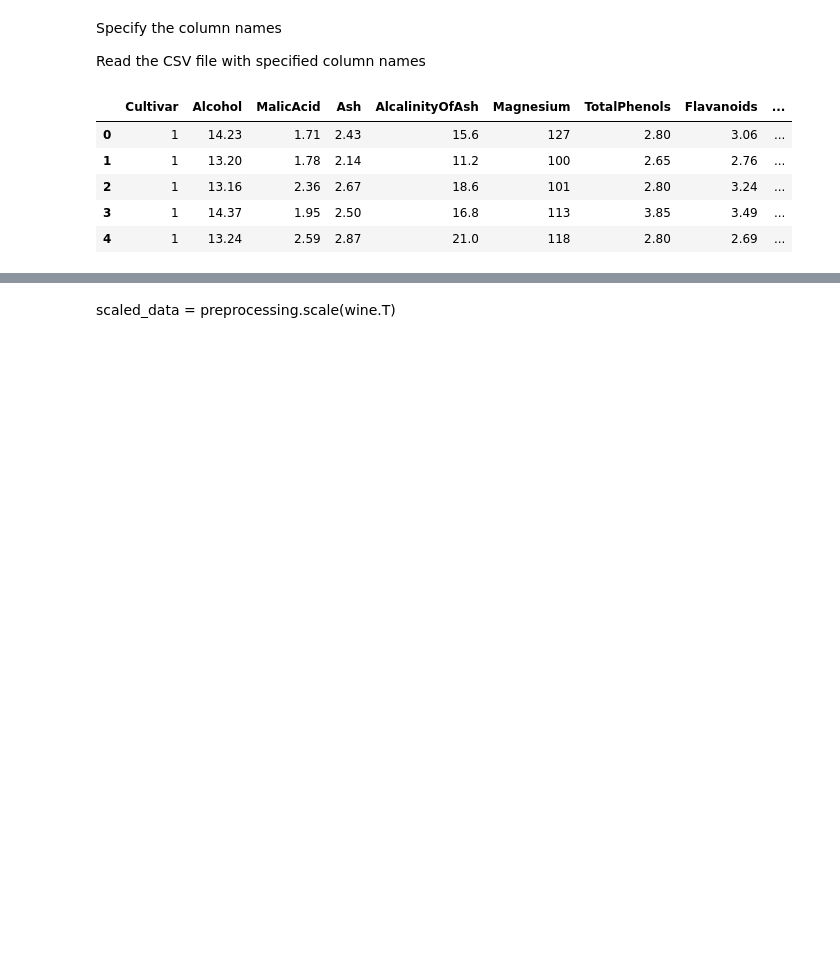
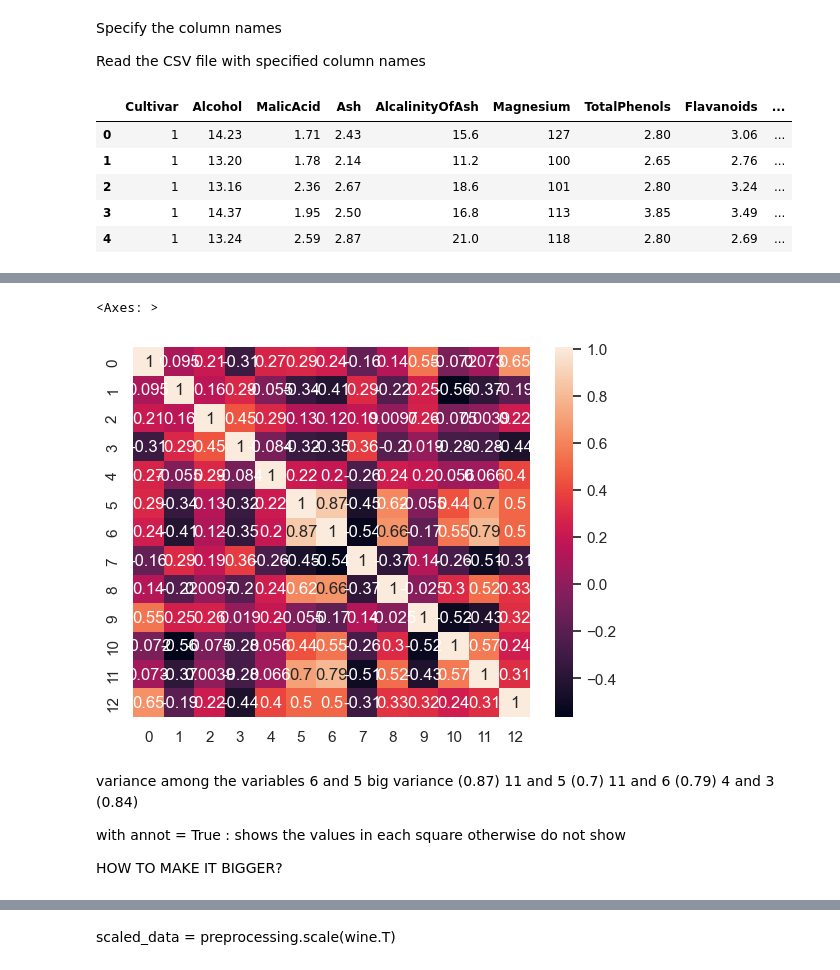
Before and after one commit to izazaka/Data, a Jupyter notebook: wine_homework.ipynb, the cells around one changed output, grey strips where cells are left out. Drawn from its saved outputs; the diff is of its cells as text; code cells hidden in the pictures; blank space fills up the shorter version.

```diff
--- a/wine_homework.ipynb
+++ b/wine_homework.ipynb
@@ -84,0 +181,6 @@ wine.head()
+# %%
+computed_covmat = pca.get_covariance()
+
+print("comvat from PCA:")
+
+print("{}".format(computed_covmat))
@@ -84,0 +205,15 @@ wine.head()
+# %%
+sns.heatmap(computed_covmat, annot = True)
+# %% [output]
+<Axes: >
+[figure, added]
+# %% [markdown]
+variance among the variables
+6 and 5 big variance (0.87)
+11 and 5 (0.7)
+11 and 6 (0.79)
+4 and 3 (0.84)
+
+with annot = True : shows the values in each square otherwise do not show
+
+HOW TO MAKE IT BIGGER?
```
Also changed, not shown: parts of 67 cells of this notebook.
